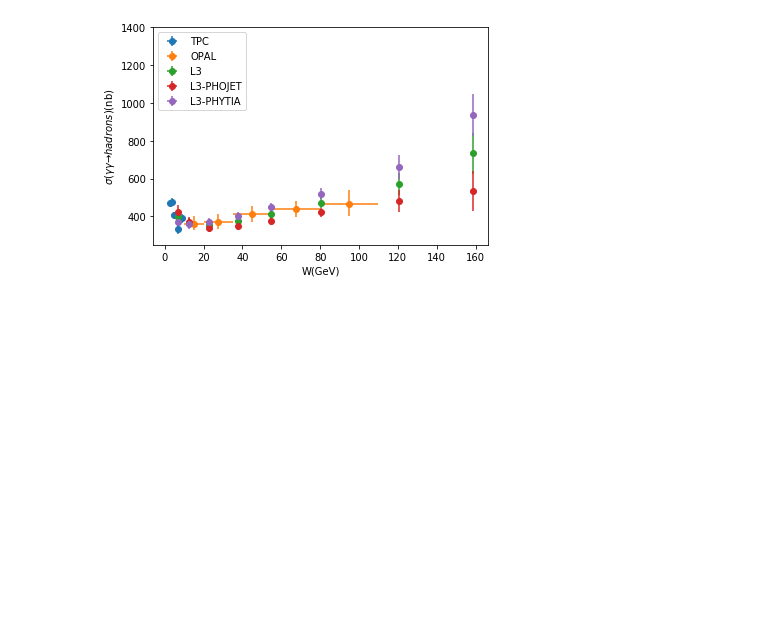
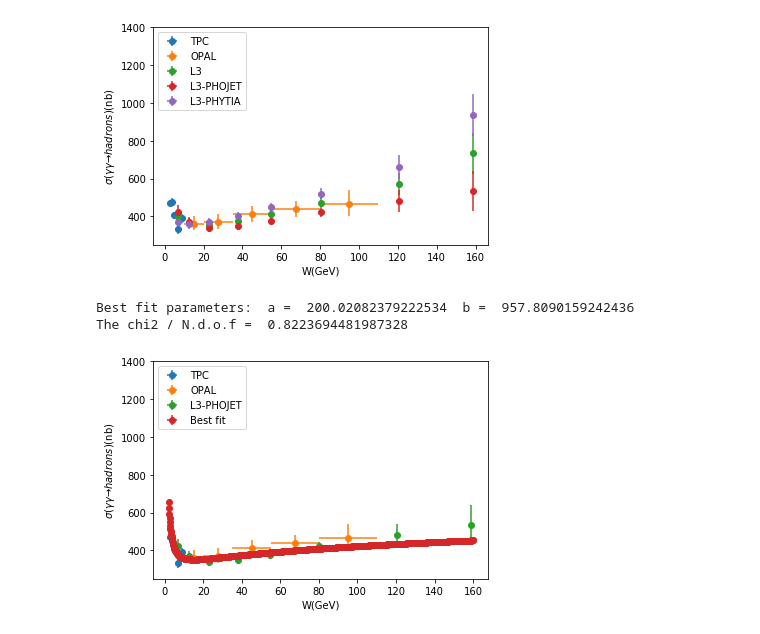
Before and after one commit to artur-amorim/gggpScatteringIHQCD, a Jupyter notebook: expdata/gammagammaSigma.ipynb, the cells around one changed output. Cells and saved outputs as stored; diff of their text form; code cells hidden in the pictures; blank space fills up the shorter version.

Commit message:
Added fits to sigma(gamma gamma -> hadrons)

```diff
--- a/expdata/gammagammaSigma.ipynb
+++ b/expdata/gammagammaSigma.ipynb
@@ -127,4 +129,26 @@ plotGammaGammaSigma([TPC_data, OPAL_data, L3_processed, L3_data_PHOJET, L3_data_
                     ["TPC", "OPAL", "L3", "L3-PHOJET", "L3-PHYTIA"])
 # %% [output]
 [figure]
+# %%
+def mergeDataSets(df_list, W_cut = 0):
+    """
+        This function merges the data frames in df_list in one data_frame.
+        The entries of the final data_frame will be ordered by "W(GeV)"
+        W_cut will remove data with W < W_cut from the merged data_set
+    """
+    data = pd.concat(df_list, ignore_index=True)
+    data = data[data["W(GeV)"] > W_cut]
+    data = data.sort_values(by=["W(GeV)"])
+    return data
+# %%
+# Ok now we want to merge the datasets
+# Start with L3_processed
+data_with_L3_processed = mergeDataSets([TPC_data, OPAL_data, L3_processed])
+data_with_L3_processed.to_csv("gammagammaScatteringL3Processed.txt", index = False, sep = '\t')
+# Using L3_PHOJET
+data_with_L3_PHOJET = mergeDataSets([TPC_data, OPAL_data, L3_data_PHOJET])
+data_with_L3_PHOJET.to_csv("gammagammaScatteringL3PHOJET.txt", index = False, sep = '\t')
+# Using L3_PHYTIA
+data_with_L3_PHYTIA = mergeDataSets([TPC_data, OPAL_data, L3_data_PHYTIA])
+data_with_L3_PHYTIA.to_csv("gammagammaScatteringL3PHYTIA.txt", index = False, sep = '\t')
 # %%
@@ -145,0 +277,22 @@ def sigmaSoftPomeron(W, a, b):
+# %%
+# Start the fit
+x0 = np.zeros(2)
+# %%
+# Best fit with L3_PHOJET full data set with SoftPomeron Kernel
+best_fit_x = minimize(chi2SoftPomeron, x0, args = data_with_L3_PHOJET, method = "Nelder-Mead").x
+print("Best fit parameters: ","a = ", best_fit_x[0], " b = ", best_fit_x[1])
+chi2_ndof = chi2SoftPomeron(best_fit_x, data_with_L3_PHOJET) / (len(data_with_L3_PHOJET)-2)
+print("The chi2 / N.d.o.f = ", chi2_ndof)
+Ws = np.linspace(2,160,1000)
+sigma = sigmaSoftPomeron(Ws, best_fit_x[0], best_fit_x[1])
+pred = pd.DataFrame({"W(GeV)":Ws,
+                    "WErrorp": np.zeros(len(Ws)),
+                    "WErrorm": np.zeros(len(Ws)),
+                    "sigma(nb)": sigma,
+                    "Errorp": np.zeros(len(Ws)),
+                    "Errorm": np.zeros(len(Ws))})
+plotGammaGammaSigma([TPC_data, OPAL_data, L3_data_PHOJET, pred], ["TPC", "OPAL", "L3-PHOJET", "Best fit"])
+# %% [output]
+Best fit parameters:  a =  200.02082379222534  b =  957.8090159242436
+The chi2 / N.d.o.f =  0.8223694481987328
+[figure, added]
```
Also changed, not shown: parts of 15 cells of this notebook.
